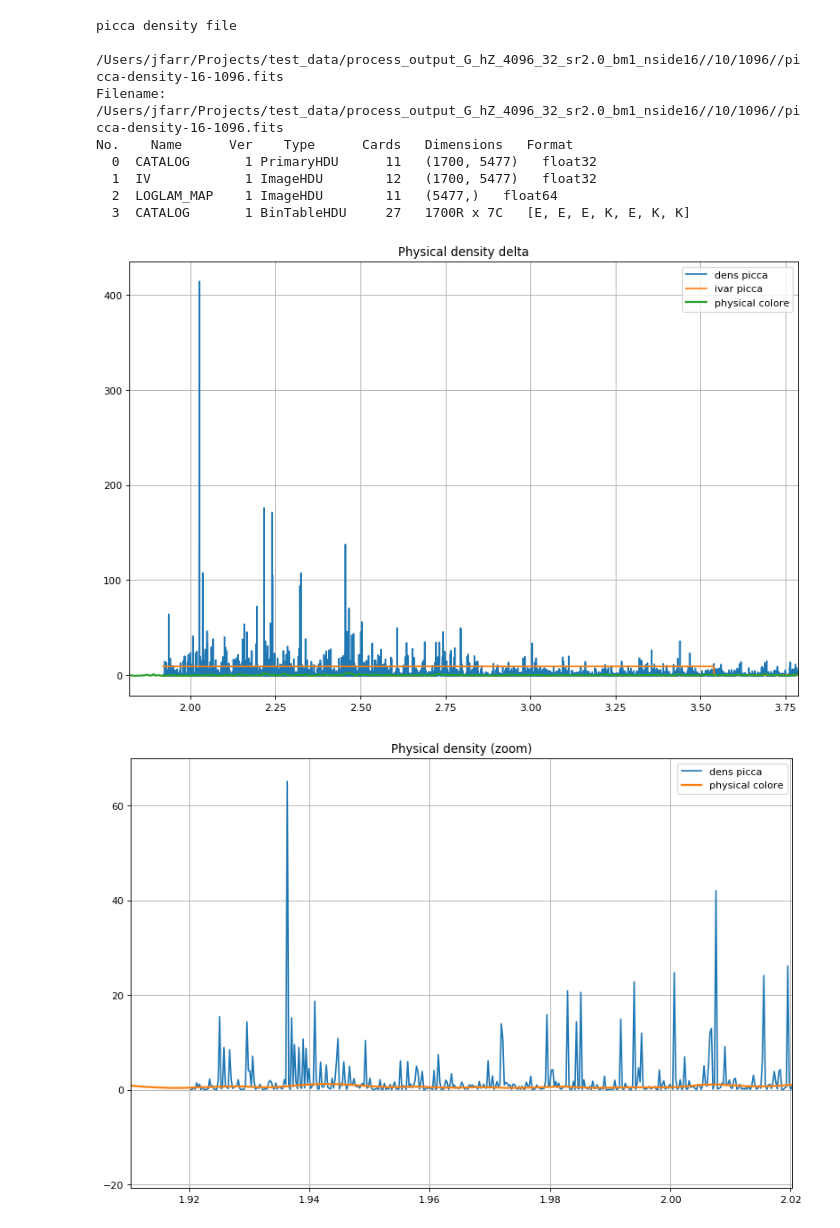
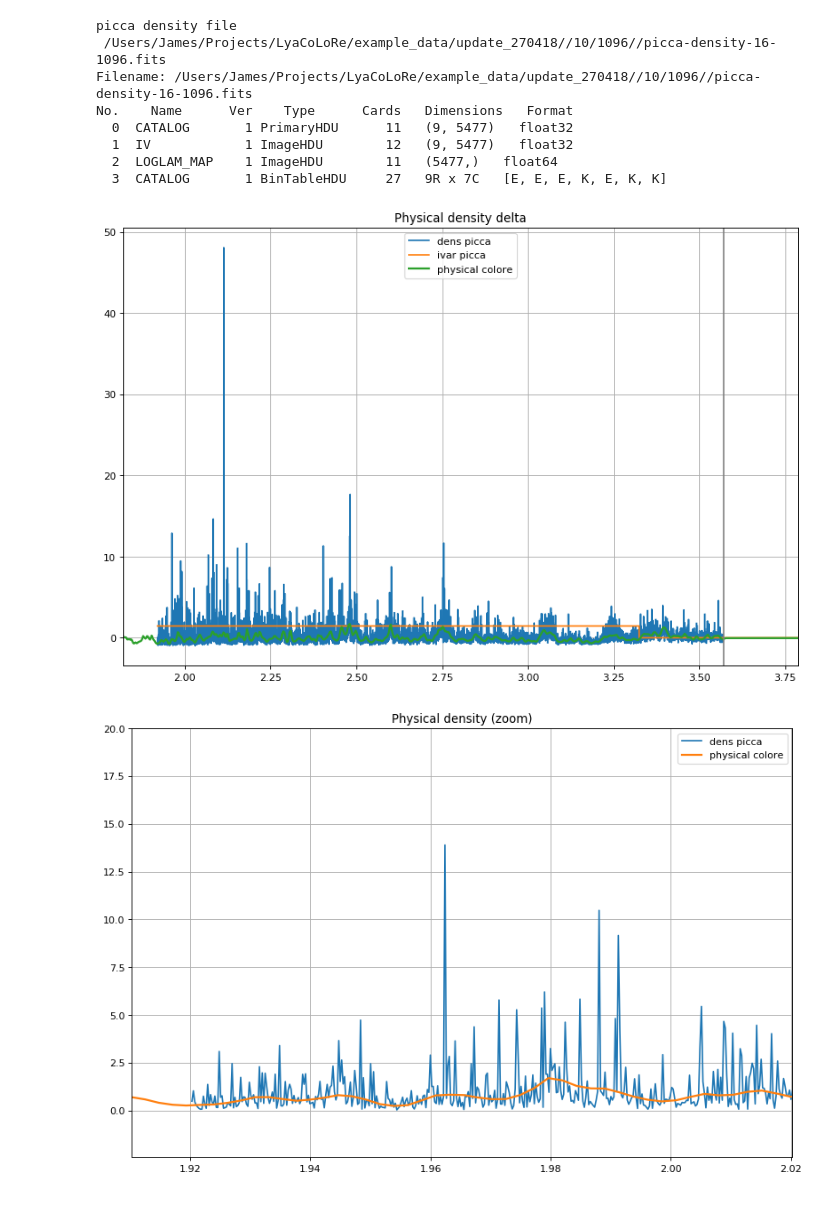
Before and after one commit to igmhub/LyaCoLoRe, a Jupyter notebook: example_scripts/plot_processed_files.ipynb, the cells around one changed output. Cells and saved outputs as stored; diff of their text form; code cells hidden in the pictures.

Commit message:
Updated the example data to include latest update

```diff
--- a/example_scripts/plot_processed_files.ipynb
+++ b/example_scripts/plot_processed_files.ipynb
@@ -7,8 +7,8 @@ lya = 1215.67
 # %%
 # main folder where the processed files are
 nside = 16
-basedir = '/global/cscratch1/sd/jfarr/LyaSkewers/CoLoRe_revamp/process_output_hZ_4096_32/'
-basedir = '/Users/jfarr/Projects/test_data/process_output_G_hZ_4096_32_sr2.0_bm1_nside{}/'.format(nside)
+#basedir = '/Users/James/Projects/test_data/process_output_G_hZ_4096_32_sr2.0_bm1_nside{}/'.format(nside)
+basedir = '/Users/James/Projects/LyaCoLoRe/example_data/update_270418/'
 # %%
 pix = 1096
 pix_100 = int(pix/100)
@@ -170,13 +170,13 @@ picca_dens_hdu.close()
 sigma_D = np.std(picca_dens_delta[:np.argmax(picca_ivar[:,iskewer]==0),iskewer])
 # %% [output]
 picca density file
- /Users/jfarr/Projects/test_data/process_output_G_hZ_4096_32_sr2.0_bm1_nside16//10/1096//picca-density-16-1096.fits
-Filename: /Users/jfarr/Projects/test_data/process_output_G_hZ_4096_32_sr2.0_bm1_nside16//10/1096//picca-density-16-1096.fits
+ /Users/James/Projects/LyaCoLoRe/example_data/update_270418//10/1096//picca-density-16-1096.fits
+Filename: /Users/James/Projects/LyaCoLoRe/example_data/update_270418//10/1096//picca-density-16-1096.fits
 No.    Name      Ver    Type      Cards   Dimensions   Format
-  0  CATALOG       1 PrimaryHDU      11   (1700, 5477)   float32
-  1  IV            1 ImageHDU        12   (1700, 5477)   float32
+  0  CATALOG       1 PrimaryHDU      11   (9, 5477)   float32
+  1  IV            1 ImageHDU        12   (9, 5477)   float32
   2  LOGLAM_MAP    1 ImageHDU        11   (5477,)   float64
-  3  CATALOG       1 BinTableHDU     27   1700R x 7C   [E, E, E, K, E, K, K]
+  3  CATALOG       1 BinTableHDU     27   9R x 7C   [E, E, E, K, E, K, K]
 # %%
 plt.figure(figsize=(12, 8), dpi= 80, facecolor='w', edgecolor='k')
 plt.plot(picca_zs,picca_dens_delta[:,iskewer],label='dens picca')
@@ -189,21 +189,21 @@ plt.legend()
 plt.grid()
 plt.show()
 # %% [output]
-[figure, old version]
+[figure, new version]
 # %%
 plt.figure(figsize=(12, 8), dpi= 80, facecolor='w', edgecolor='k')
 plt.plot(picca_zs,picca_dens_delta[:,iskewer]+1,label='dens picca')
 plt.plot(phys_dens_zs,phys_dens[iskewer]+1,lw=2,label='physical colore')
 plt.axvline(x=zq[iskewer],c=(0.5,0.5,0.5))
 plt.xlim(np.min(picca_zs)-0.01,np.min(picca_zs)+0.1)
-plt.ylim(ymax=70)
+plt.ylim(ymax=20)
 plt.title('Physical density (zoom)')
 #plt.semilogy()
 plt.legend()
 plt.grid()
 plt.show()
 # %% [output]
-[figure, old version]
+[figure, new version]
 # %%
 # picca flux
 picca_flux_file = dirname+'/picca-flux-'+suffix
```
Also changed, not shown: parts of 12 cells of this notebook, 12 other files.
